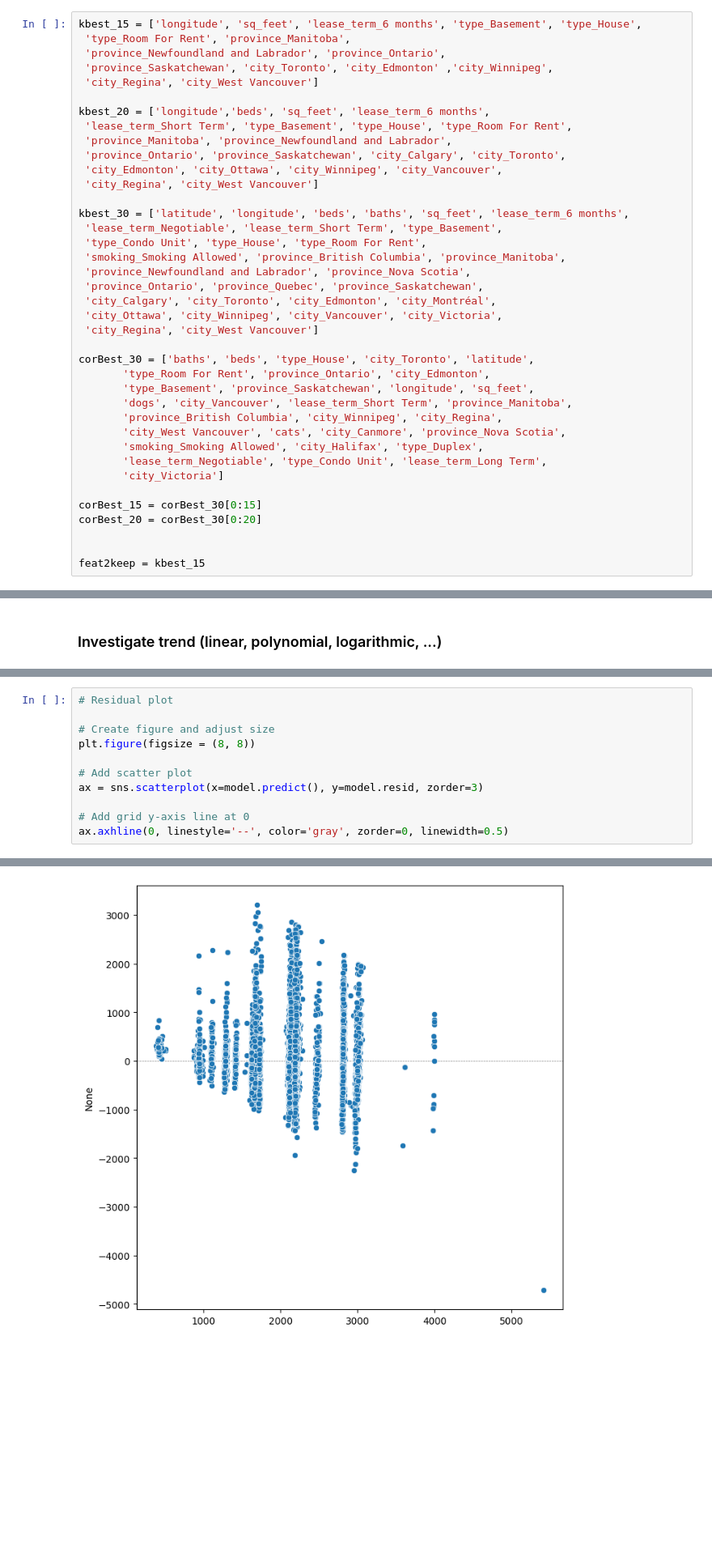
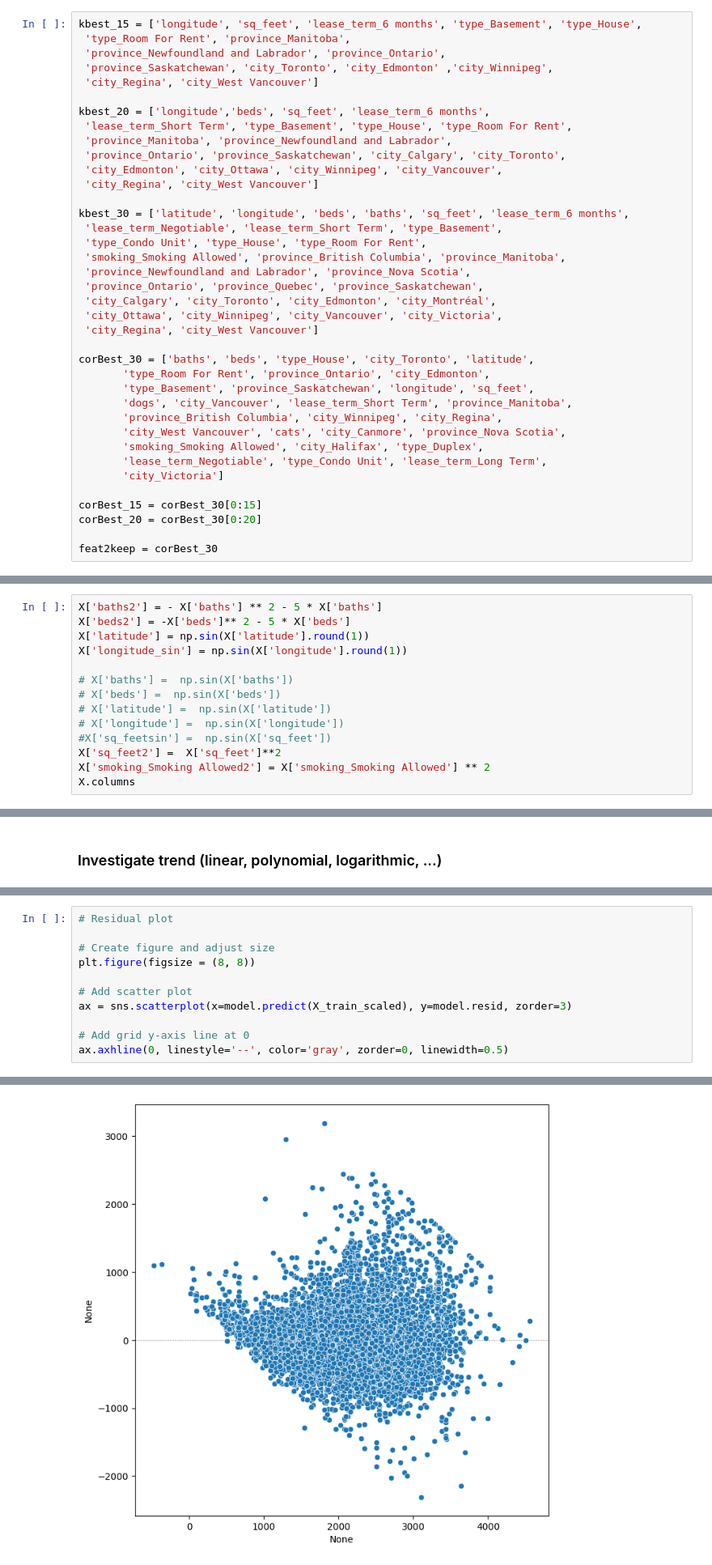
Before and after one commit to ABF-QC/Module2_Project1, a Jupyter notebook: Notebook/Statsmodels_regression.ipynb, the cells around one changed output, grey strips where cells are left out. Shown at 81% size. Cells and saved outputs as stored; diff of their text form; blank space fills up the shorter version.

Commit message:
finding best mdoel underway

```diff
--- a/Notebook/Statsmodels_regression.ipynb
+++ b/Notebook/Statsmodels_regression.ipynb
@@ -59,8 +60,7 @@ corBest_30 = ['baths', 'beds', 'type_House', 'city_Toronto', 'latitude',
 corBest_15 = corBest_30[0:15]
 corBest_20 = corBest_30[0:20]
 
-
-feat2keep = kbest_15
+feat2keep = corBest_30
 # %% [markdown]
 ### Keep only selected features from dataset
 # %%
@@ -69,0 +72,14 @@ y = rent_df['price']
+# %%
+X['baths2'] = - X['baths'] ** 2 - 5 * X['baths']
+X['beds2'] = -X['beds']** 2 - 5 * X['beds']
+X['latitude'] = np.sin(X['latitude'].round(1))
+X['longitude_sin'] = np.sin(X['longitude'].round(1))
+
+# X['baths'] =  np.sin(X['baths'])
+# X['beds'] =  np.sin(X['beds'])
+# X['latitude'] =  np.sin(X['latitude'])
+# X['longitude'] =  np.sin(X['longitude'])
+#X['sq_feetsin'] =  np.sin(X['sq_feet'])
+X['sq_feet2'] =  X['sq_feet']**2
+X['smoking_Smoking Allowed2'] = X['smoking_Smoking Allowed'] ** 2
+X.columns
@@ -132,17 +162,17 @@ plt.show()
 # %%
 # Residual plot
 
 # Create figure and adjust size
 plt.figure(figsize = (8, 8))
 
 # Add scatter plot
-ax = sns.scatterplot(x=model.predict(), y=model.resid, zorder=3)
+ax = sns.scatterplot(x=model.predict(X_train_scaled), y=model.resid, zorder=3)
 
 # Add grid y-axis line at 0
 ax.axhline(0, linestyle='--', color='gray', zorder=0, linewidth=0.5)
 # %% [output]
 <matplotlib.lines.Line2D at 0x...>
-[figure, old version]
+[figure, new version]
 # %%
 # Summary
 
```
Also changed, not shown: parts of 19 cells of this notebook, 4 other files.
